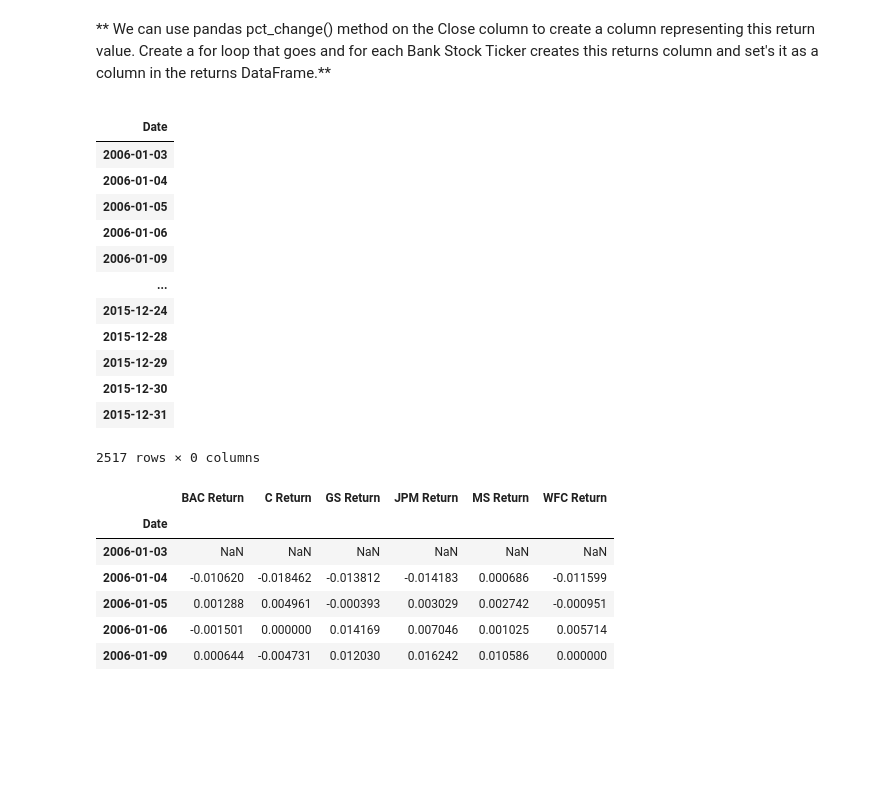
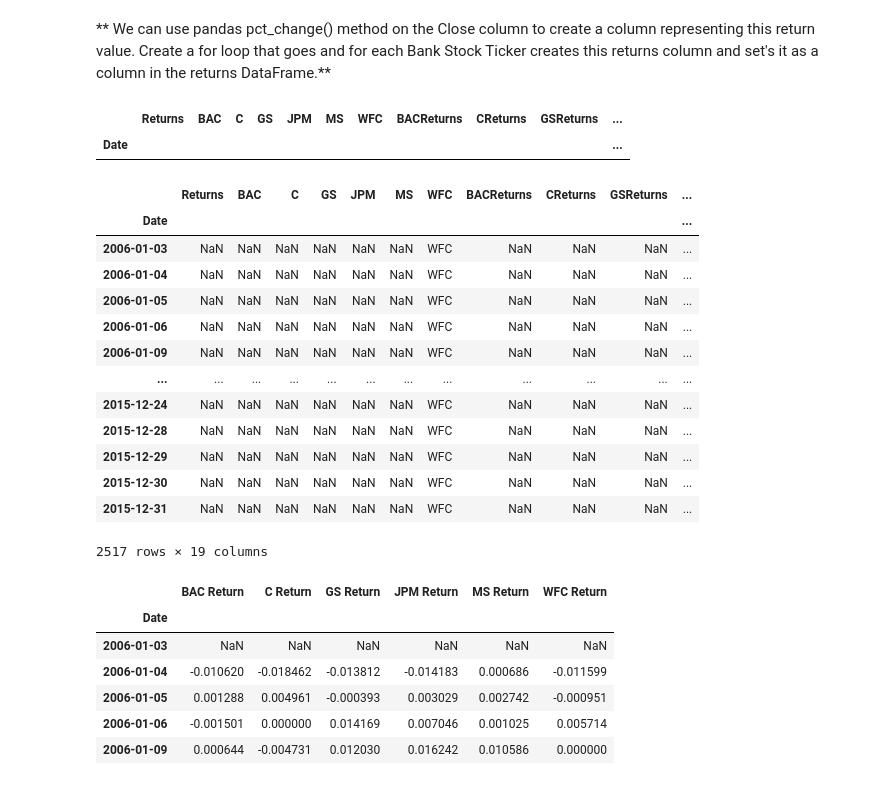
Before and after one commit to JoseArnel/code, a Jupyter notebook: DataScience&MachineLearning/10-Data-Capstone-Projects/03-Finance Project.ipynb, the cells around one changed output. Saved outputs shown, nothing was run; the diff lists cells and outputs as text; code cells hidden in the pictures; blank space fills up the shorter version.

```diff
--- a/DataScience&MachineLearning/10-Data-Capstone-Projects/03-Finance Project.ipynb
+++ b/DataScience&MachineLearning/10-Data-Capstone-Projects/03-Finance Project.ipynb
@@ -226,52 +241,64 @@ $$r_t = \frac{p_t - p_{t-1}}{p_{t-1}} = \frac{p_t}{p_{t-1}} - 1$$
 returns = pd.DataFrame()
 # %% [markdown]
 ** We can use pandas pct_change() method on the Close column to create a column representing this return value. Create a for loop that goes and for each Bank Stock Ticker creates this returns column and set's it as a column in the returns DataFrame.**
+# %%
+# returns.drop(returns.index, inplace=True)
+returns.iloc[0:0]
+# %% [output]
+|  | Returns | BAC | C | GS | JPM | MS | WFC | BACReturns | CReturns | GSReturns | ... |
+| Date |  |  |  |  |  |  |  |  |  |  | ... |
 # %%
 #df.iloc[df.index.get_level_values(1)=='cc'] = df.xs('aa', level=1) + df.xs('bb', level=1)
 
-returns.iloc[returns.index.get_level_values(0)=='returns'] = bank_stocks.xs('Close', level='Stock Info', axis=1).pct_change()
+returns[tick] = tick
+for tick in tickers:
+    returns[tick  + ' Returns'] = bank_stocks[tick]['Close'].pct_change()
+returns
 
-returns
+
+# returns.iloc[returns.index.get_level_values(0)=='returns'] = bank_stocks.xs('Close', level='Stock Info', axis=1).pct_change()
+
+# returns
 
 #f.groupby(level=[1,2,3]).pct_change()
 
 # returns['returns'] = bank_stocks.xs('Close', level='Stock Info', axis=1).pct_change()
 # df['new'] = df['W'] + df['Y'] #creating new col
 
 # for stock in range(0,5):
 #     print(bank_stocks['Bank Ticker'])
 
 # for date, new_df in df.groupby(level=0):
 # ...:     print(new_df)
 
 # for close in bank_stocks.groupby(level=0):
 #         print(close)
 
 # bank_stocks.xs('Close', level='Stock Info', axis=1).pct_change()
 # z= np.array([1,2,4])
 # df_xyz = pd.DataFrame()
 # iterator = 1
 # for j in range(0,3):
 #     for k in range(j+1,4):
 #         print(j,k)
 #         col_name = 'ABC' + str(iterator)
 #         df_xyz.loc[:, col_name] = z
 #         iterator += 1
 # %% [output]
-|  |
-| Date |
-| 2006-01-03 |
-| 2006-01-04 |
-| 2006-01-05 |
-| 2006-01-06 |
-| 2006-01-09 |
-| ... |
-| 2015-12-24 |
-| 2015-12-28 |
-| 2015-12-29 |
-| 2015-12-30 |
-| 2015-12-31 |
+|  | Returns | BAC | C | GS | JPM | MS | WFC | BACReturns | CReturns | GSReturns | ... |
+| Date |  |  |  |  |  |  |  |  |  |  | ... |
+| 2006-01-03 | NaN | NaN | NaN | NaN | NaN | NaN | WFC | NaN | NaN | NaN | ... |
+| 2006-01-04 | NaN | NaN | NaN | NaN | NaN | NaN | WFC | NaN | NaN | NaN | ... |
+| 2006-01-05 | NaN | NaN | NaN | NaN | NaN | NaN | WFC | NaN | NaN | NaN | ... |
+| 2006-01-06 | NaN | NaN | NaN | NaN | NaN | NaN | WFC | NaN | NaN | NaN | ... |
+| 2006-01-09 | NaN | NaN | NaN | NaN | NaN | NaN | WFC | NaN | NaN | NaN | ... |
+| ... | ... | ... | ... | ... | ... | ... | ... | ... | ... | ... | ... |
+| 2015-12-24 | NaN | NaN | NaN | NaN | NaN | NaN | WFC | NaN | NaN | NaN | ... |
+| 2015-12-28 | NaN | NaN | NaN | NaN | NaN | NaN | WFC | NaN | NaN | NaN | ... |
+| 2015-12-29 | NaN | NaN | NaN | NaN | NaN | NaN | WFC | NaN | NaN | NaN | ... |
+| 2015-12-30 | NaN | NaN | NaN | NaN | NaN | NaN | WFC | NaN | NaN | NaN | ... |
+| 2015-12-31 | NaN | NaN | NaN | NaN | NaN | NaN | WFC | NaN | NaN | NaN | ... |
-2517 rows × 0 columns
+2517 rows × 19 columns
 # %%
 # %% [output]
 |  | BAC Return | C Return | GS Return | JPM Return | MS Return | WFC Return |
```
Also changed, not shown: parts of 6 cells of this notebook.
